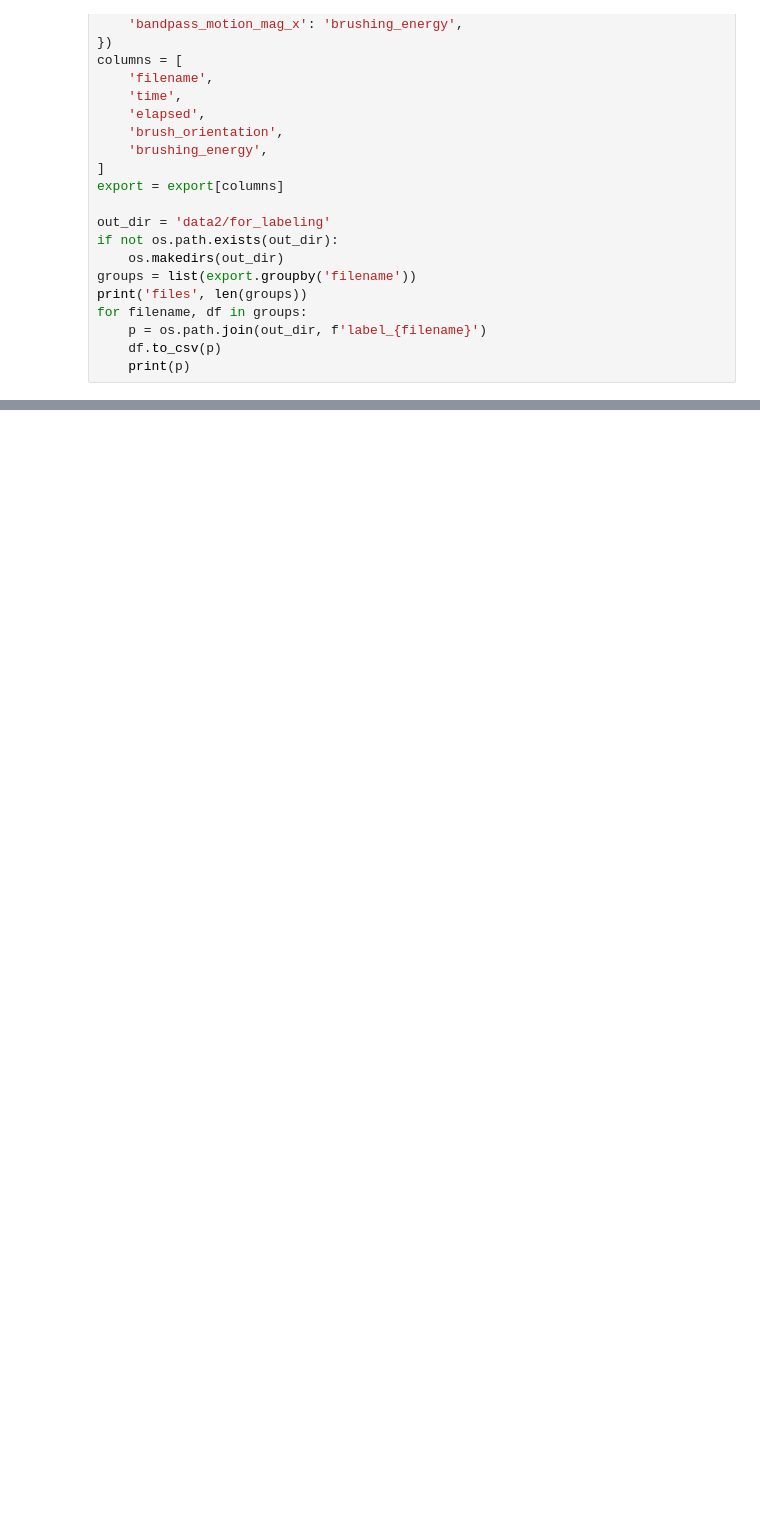
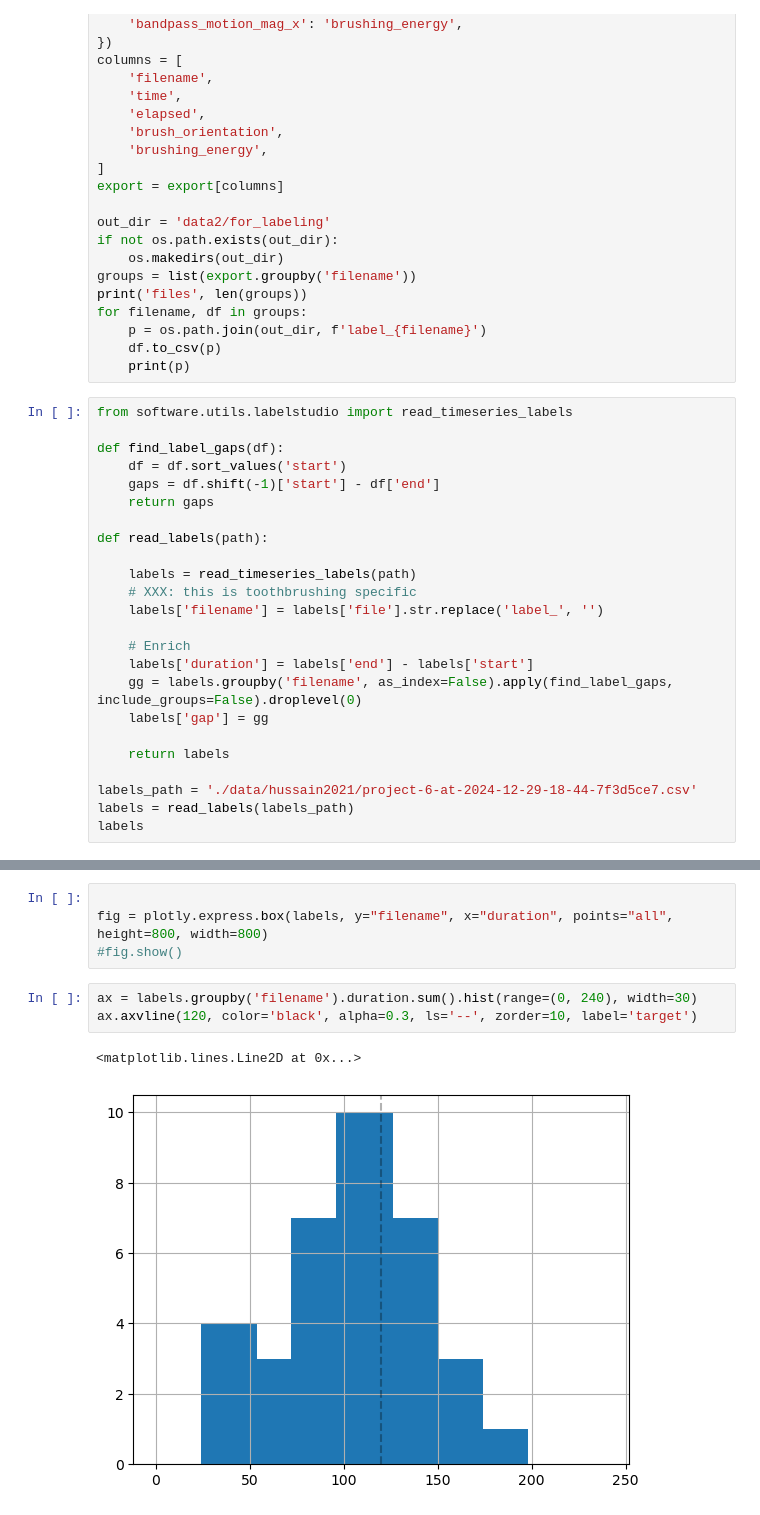
Before and after one commit to jonnor/embeddedml, a Jupyter notebook: projects/dollar_tinyml/applications/toothbrushing/PrepareLabeling.ipynb, the cells around one changed output, grey strips where cells are left out. Saved outputs shown, nothing was run; the diff lists cells and outputs as text; blank space fills up the shorter version.

Commit message:
toothbrush: Load labels

```diff
--- a/projects/dollar_tinyml/applications/toothbrushing/PrepareLabeling.ipynb
+++ b/projects/dollar_tinyml/applications/toothbrushing/PrepareLabeling.ipynb
@@ -221,3 +222,27 @@ for filename, df in groups:
     p = os.path.join(out_dir, f'label_{filename}')
     df.to_csv(p)
     print(p)
+# %%
+from software.utils.labelstudio import read_timeseries_labels
+
+def find_label_gaps(df):
+    df = df.sort_values('start')
+    gaps = df.shift(-1)['start'] - df['end']
+    return gaps
+
+def read_labels(path):
+
+    labels = read_timeseries_labels(path)
+    # XXX: this is toothbrushing specific
+    labels['filename'] = labels['file'].str.replace('label_', '')
+
+    # Enrich
+    labels['duration'] = labels['end'] - labels['start']
+    gg = labels.groupby('filename', as_index=False).apply(find_label_gaps, include_groups=False).droplevel(0)
+    labels['gap'] = gg
+
+    return labels
+
+labels_path = './data/hussain2021/project-6-at-2024-12-29-18-44-7f3d5ce7.csv'
+labels = read_labels(labels_path)
+labels
@@ -223,0 +263,10 @@ for filename, df in groups:
+# %%
+
+fig = plotly.express.box(labels, y="filename", x="duration", points="all", height=800, width=800)
+#fig.show()
+# %%
+ax = labels.groupby('filename').duration.sum().hist(range=(0, 240), width=30)
+ax.axvline(120, color='black', alpha=0.3, ls='--', zorder=10, label='target')
+# %% [output]
+<matplotlib.lines.Line2D at 0x...>
+[figure, added]
```
Also changed, not shown: parts of 3 cells of this notebook, 3 other files.
